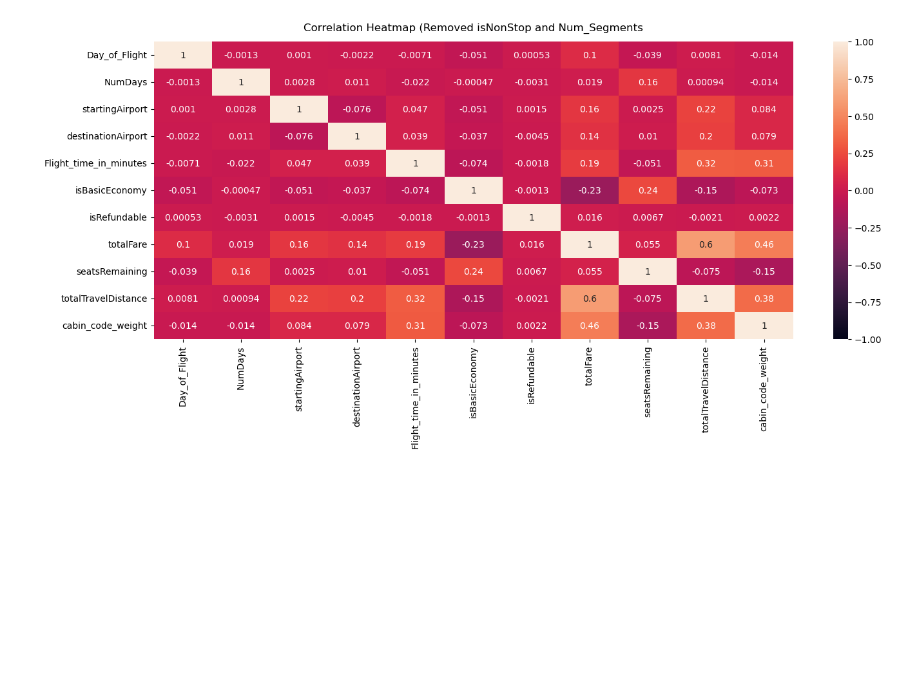
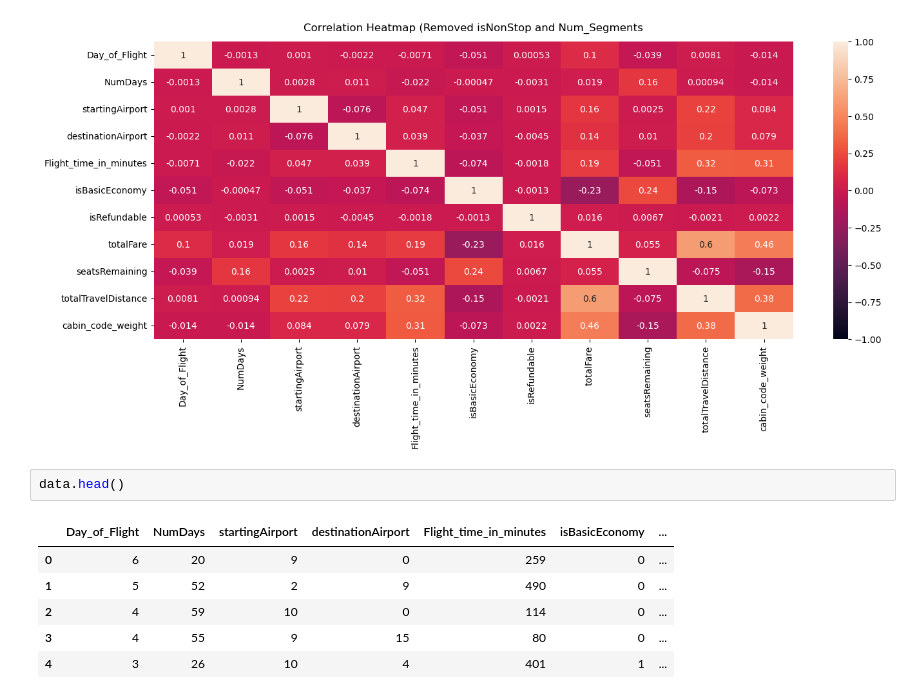
Before and after one commit to ArnabMitra0408/Flight_Price_Prediction, a Jupyter notebook: feature_engineering_and_selection.ipynb, the cells around one changed output. Cells and saved outputs as stored; diff of their text form; blank space fills up the shorter version.

```diff
--- a/feature_engineering_and_selection.ipynb
+++ b/feature_engineering_and_selection.ipynb
@@ -52,3 +53,12 @@ heatmap.set_title('Correlation Heatmap (Removed isNonStop and Num_Segments', fon
 Text(0.5, 1.0, 'Correlation Heatmap (Removed isNonStop and Num_Segments')
 [figure]
 [figure]
+# %%
+data.head()
+# %% [output]
+|  | Day_of_Flight | NumDays | startingAirport | destinationAirport | Flight_time_in_minutes | isBasicEconomy | ... |
+| 0 | 6 | 20 | 9 | 0 | 259 | 0 | ... |
+| 1 | 5 | 52 | 2 | 9 | 490 | 0 | ... |
+| 2 | 4 | 59 | 10 | 0 | 114 | 0 | ... |
+| 3 | 4 | 55 | 9 | 15 | 80 | 0 | ... |
+| 4 | 3 | 26 | 10 | 4 | 401 | 1 | ... |
```
Also changed, not shown: parts of 1 cell of this notebook, 1 other file.
